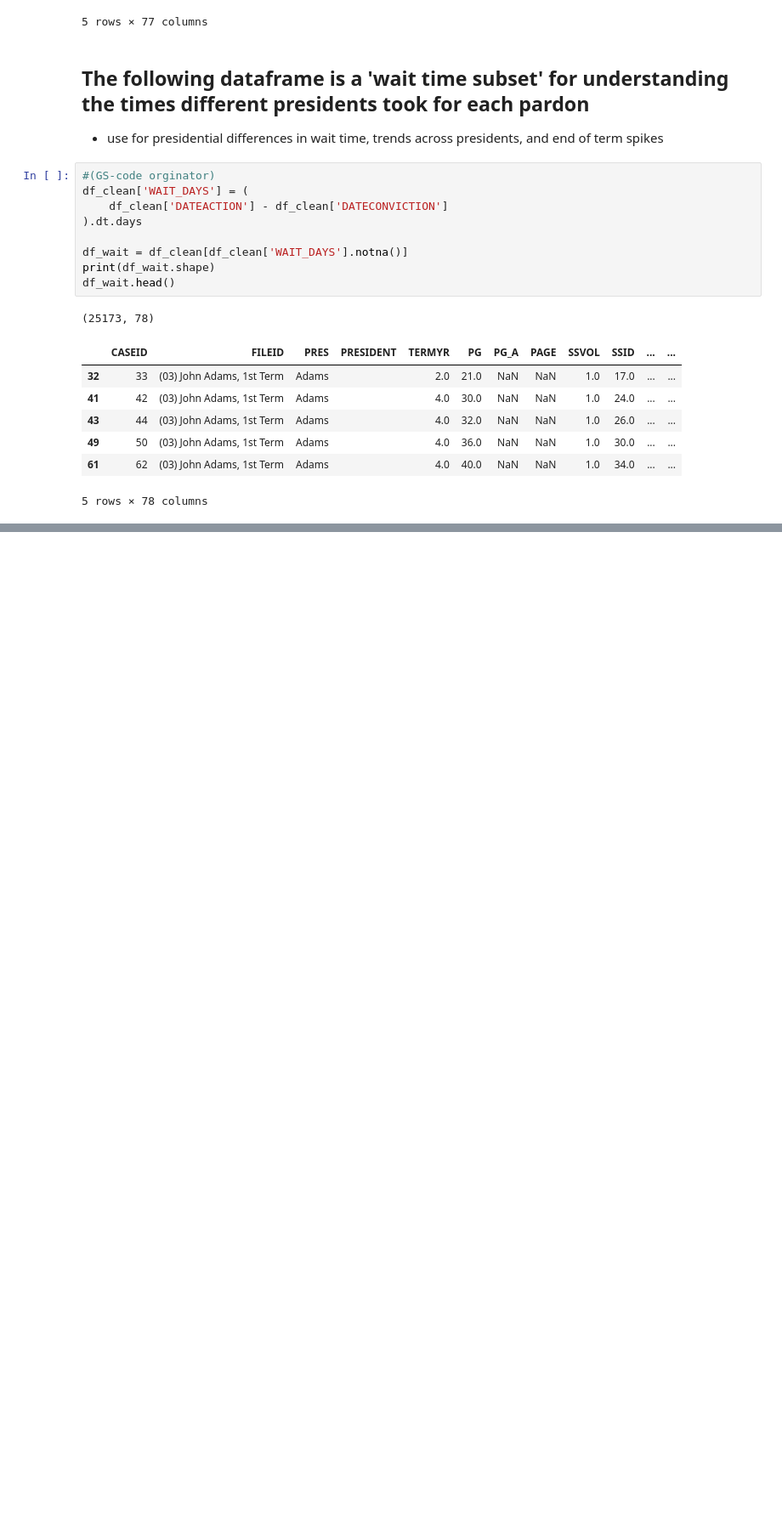
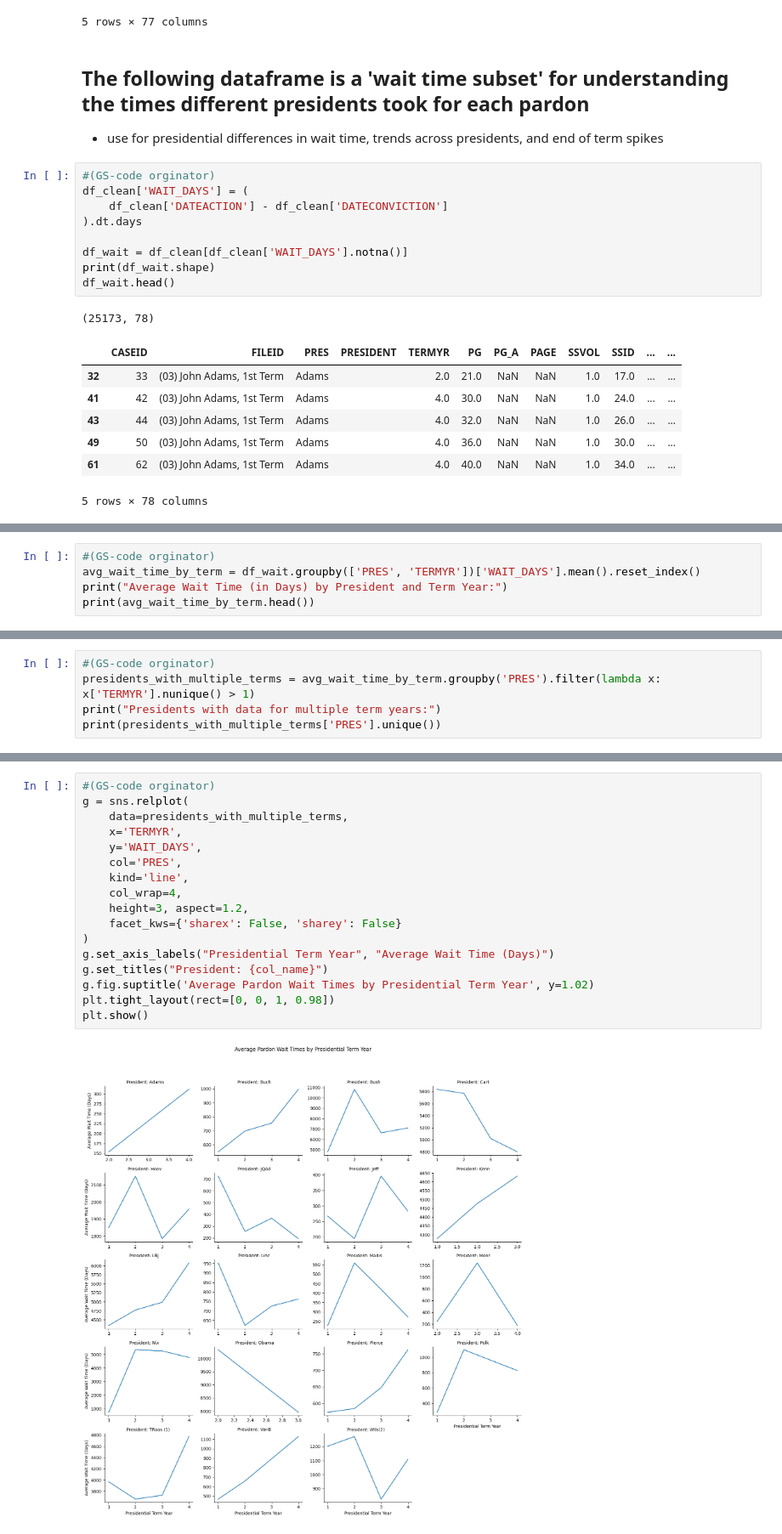
Before and after one commit to GraceSchmidt1/Group2_US_Pardons, a Jupyter notebook: US_Pardons_EDA.ipynb, the cells around one changed output, grey strips where cells are left out. Shown: that part at 85% size. Saved outputs shown, nothing was run; the diff lists cells and outputs as text; blank space fills up the shorter version.

```diff
--- a/US_Pardons_EDA.ipynb
+++ b/US_Pardons_EDA.ipynb
@@ -197,0 +267,5 @@ df_wait.head()
+# %%
+#(GS-code orginator)
+avg_wait_time_by_term = df_wait.groupby(['PRES', 'TERMYR'])['WAIT_DAYS'].mean().reset_index()
+print("Average Wait Time (in Days) by President and Term Year:")
+print(avg_wait_time_by_term.head())
@@ -197,0 +280,5 @@ df_wait.head()
+# %%
+#(GS-code orginator)
+presidents_with_multiple_terms = avg_wait_time_by_term.groupby('PRES').filter(lambda x: x['TERMYR'].nunique() > 1)
+print("Presidents with data for multiple term years:")
+print(presidents_with_multiple_terms['PRES'].unique())
@@ -197,0 +291,19 @@ df_wait.head()
+# %%
+#(GS-code orginator)
+g = sns.relplot(
+    data=presidents_with_multiple_terms,
+    x='TERMYR',
+    y='WAIT_DAYS',
+    col='PRES',
+    kind='line',
+    col_wrap=4,
+    height=3, aspect=1.2,
+    facet_kws={'sharex': False, 'sharey': False}
+)
+g.set_axis_labels("Presidential Term Year", "Average Wait Time (Days)")
+g.set_titles("President: {col_name}")
+g.fig.suptitle('Average Pardon Wait Times by Presidential Term Year', y=1.02)
+plt.tight_layout(rect=[0, 0, 1, 0.98])
+plt.show()
+# %% [output]
+[figure, added]
```
Also changed, not shown: parts of 33 cells of this notebook.
